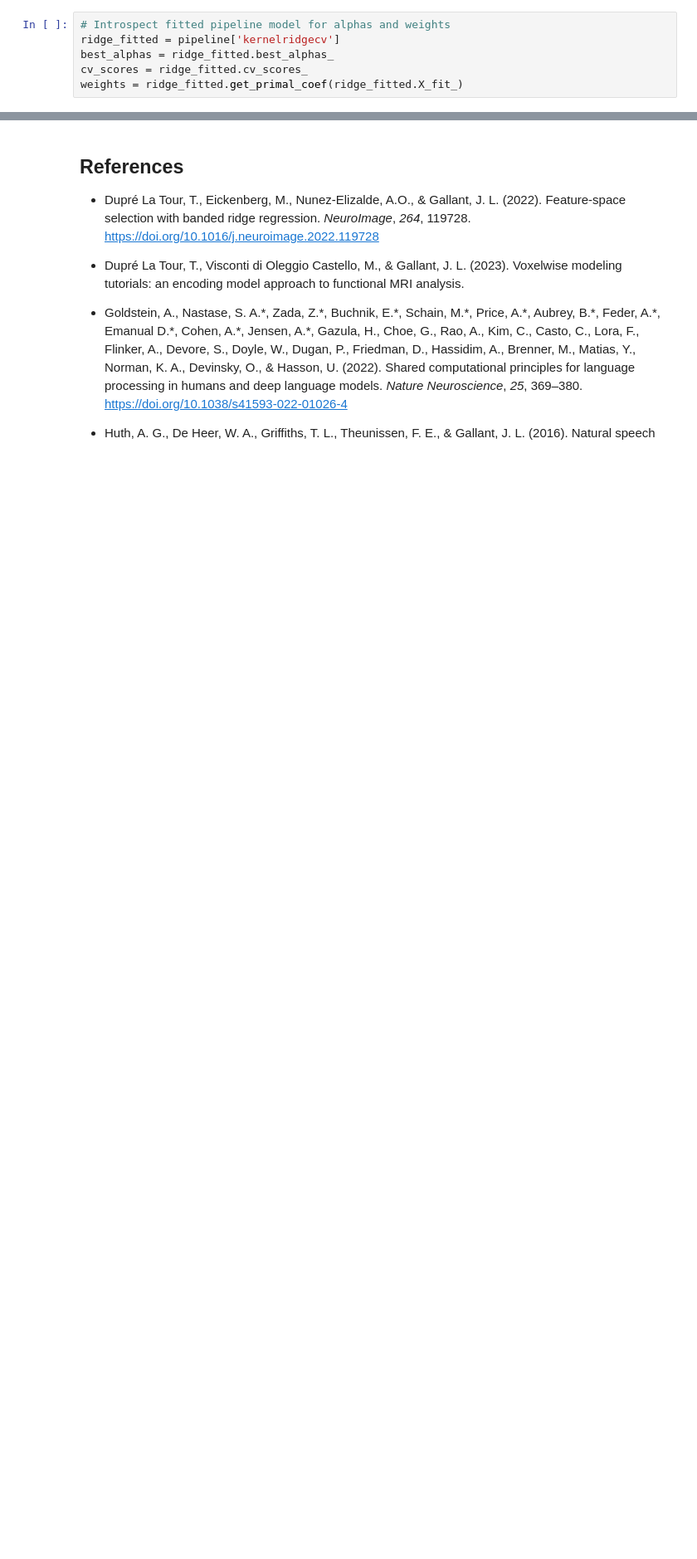
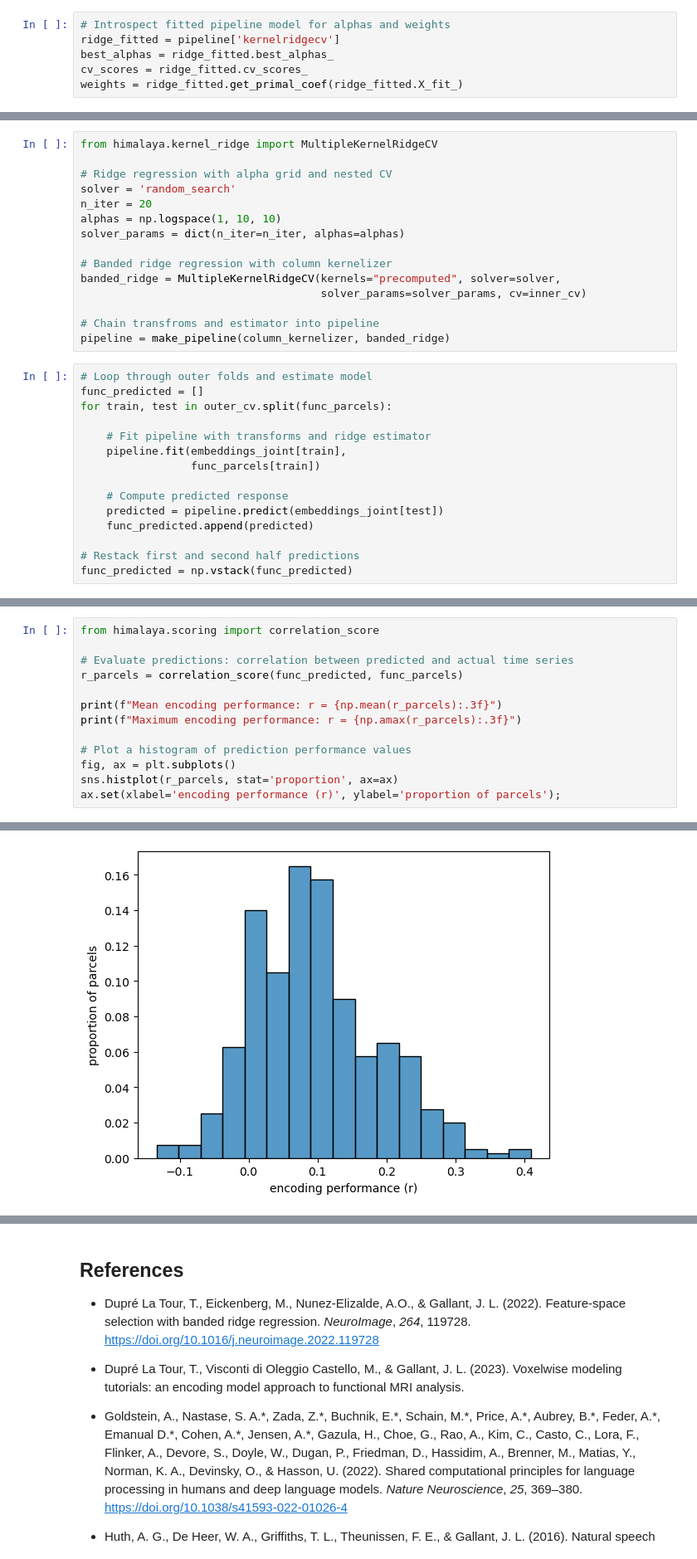
Before and after one commit to snastase/encling-tutorial, a Jupyter notebook: encling-tutorial.ipynb, the cells around one changed output, grey strips where cells are left out. Shown at 83% size. Cells and saved outputs as stored; diff of their text form; blank space fills up the shorter version.

Commit message:
Initial example for banded ridge

```diff
--- a/encling-tutorial.ipynb
+++ b/encling-tutorial.ipynb
@@ -496,0 +545,30 @@ fig = p.build(cbar_kws=cbar_kws)
+# %%
+from himalaya.kernel_ridge import MultipleKernelRidgeCV
+
+# Ridge regression with alpha grid and nested CV
+solver = 'random_search'
+n_iter = 20
+alphas = np.logspace(1, 10, 10)
+solver_params = dict(n_iter=n_iter, alphas=alphas)
+
+# Banded ridge regression with column kernelizer
+banded_ridge = MultipleKernelRidgeCV(kernels="precomputed", solver=solver,
+                                     solver_params=solver_params, cv=inner_cv)
+
+# Chain transfroms and estimator into pipeline
+pipeline = make_pipeline(column_kernelizer, banded_ridge)
+# %%
+# Loop through outer folds and estimate model
+func_predicted = []
+for train, test in outer_cv.split(func_parcels):
+
+    # Fit pipeline with transforms and ridge estimator
+    pipeline.fit(embeddings_joint[train],
+                 func_parcels[train])
+
+    # Compute predicted response
+    predicted = pipeline.predict(embeddings_joint[test])
+    func_predicted.append(predicted)
+
+# Restack first and second half predictions
+func_predicted = np.vstack(func_predicted)
@@ -496,0 +582,14 @@ fig = p.build(cbar_kws=cbar_kws)
+# %%
+from himalaya.scoring import correlation_score
+
+# Evaluate predictions: correlation between predicted and actual time series
+r_parcels = correlation_score(func_predicted, func_parcels)
+
+print(f"Mean encoding performance: r = {np.mean(r_parcels):.3f}")
+print(f"Maximum encoding performance: r = {np.amax(r_parcels):.3f}")
+
+# Plot a histogram of prediction performance values
+fig, ax = plt.subplots()
+sns.histplot(r_parcels, stat='proportion', ax=ax)
+ax.set(xlabel='encoding performance (r)', ylabel='proportion of parcels');
+# %% [output]
@@ -496,0 +598 @@ fig = p.build(cbar_kws=cbar_kws)
+[figure, added]
```
Also changed, not shown: parts of 28 cells of this notebook.
